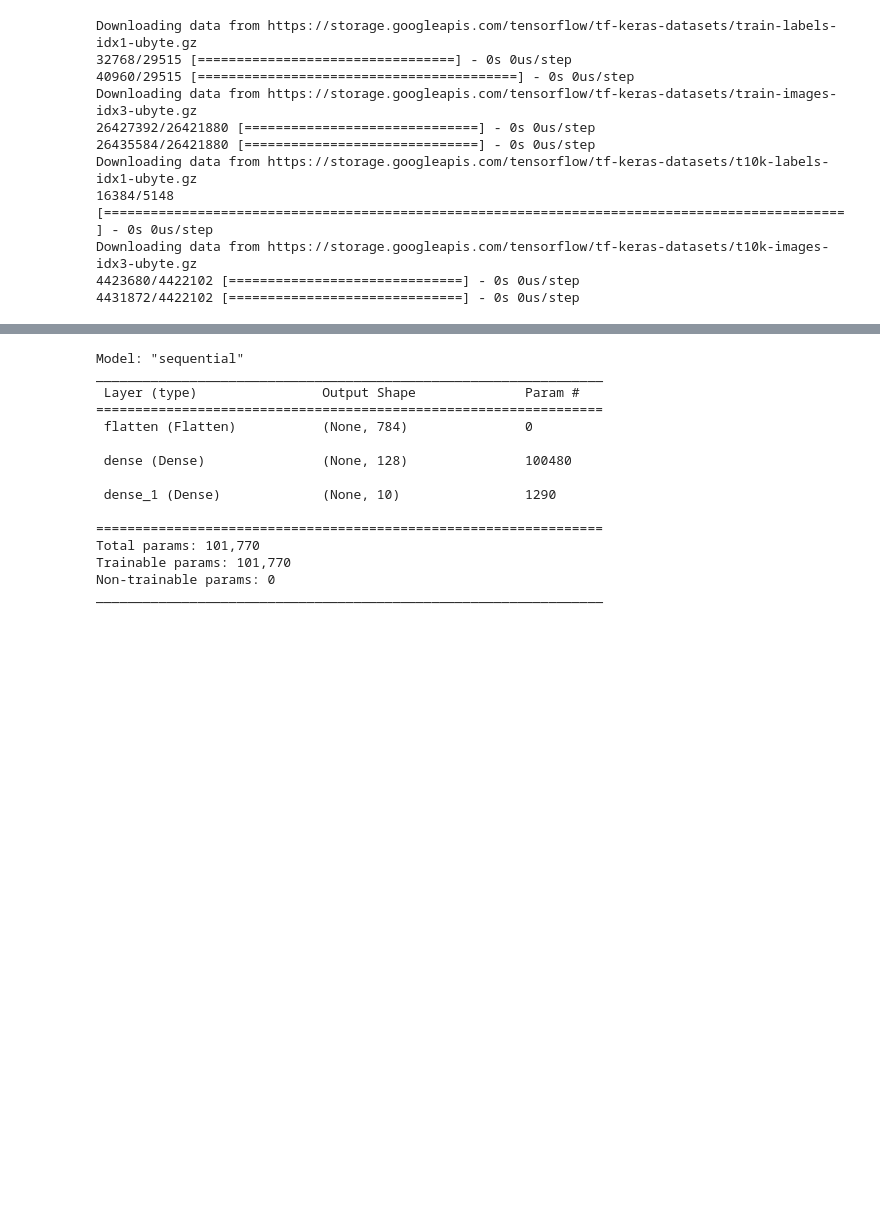
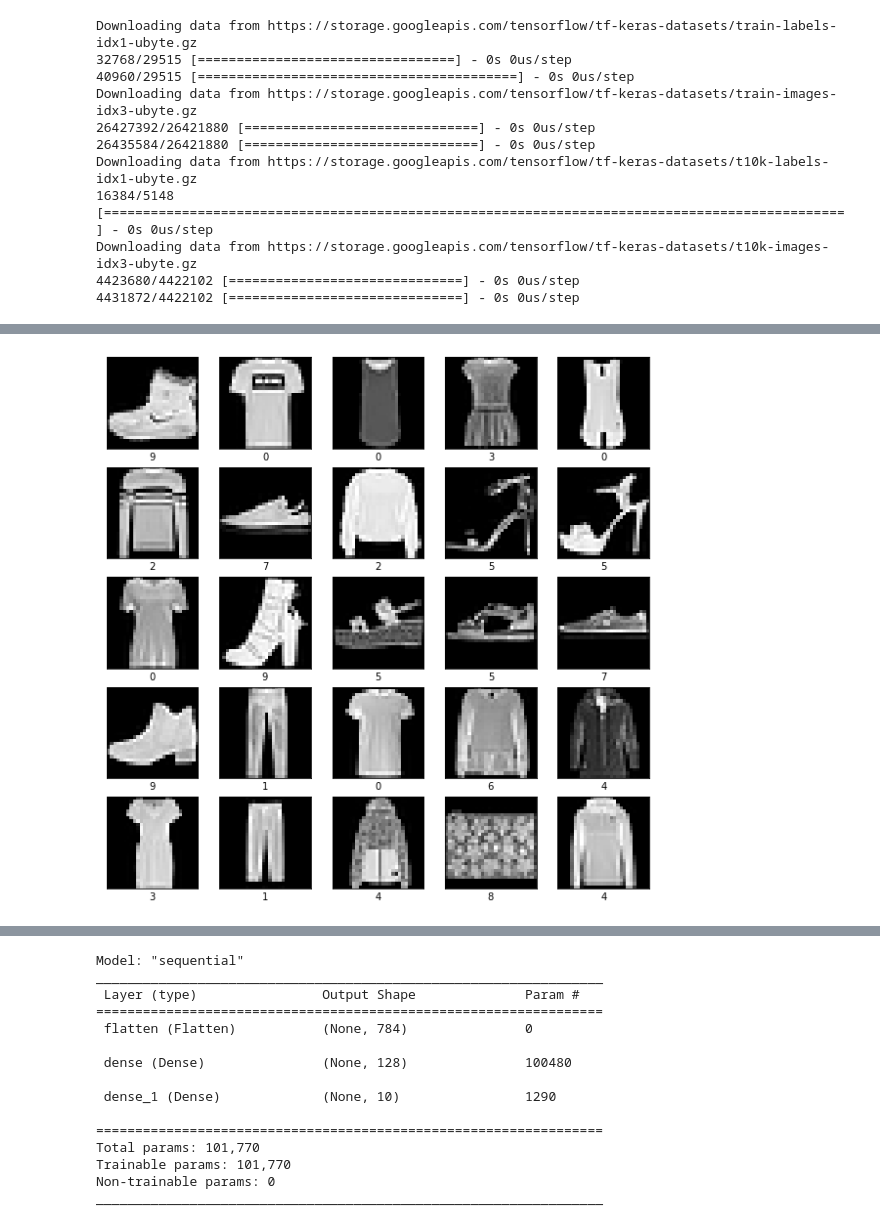
Before and after one commit to vale314/GLAMUR-IA, a Jupyter notebook: GLAMUR04(SHORT).ipynb, the cells around one changed output, grey strips where cells are left out. Cells and saved outputs as stored; diff of their text form; code cells hidden in the pictures; blank space fills up the shorter version.

```diff
--- a/GLAMUR04(SHORT).ipynb
+++ b/GLAMUR04(SHORT).ipynb
@@ -42,0 +130,13 @@ test_images = test_images / 255.0
+# %%
+# Mostramos las primeras 25 imagenes del dataset a blanco y negro con la asignacion de numeros y no de clases
+plt.figure(figsize=(10,10))
+for i in range(25):
+  plt.subplot(5,5,i+1)
+  plt.xticks([])
+  plt.yticks([])
+  plt.grid(False)
+  plt.imshow(train_images[i], cmap=plt.cm.gray)
+  plt.xlabel(train_labels[i])
+plt.show()
+# %% [output]
+[figure, added]
```
Also changed, not shown: parts of 20 cells of this notebook.
